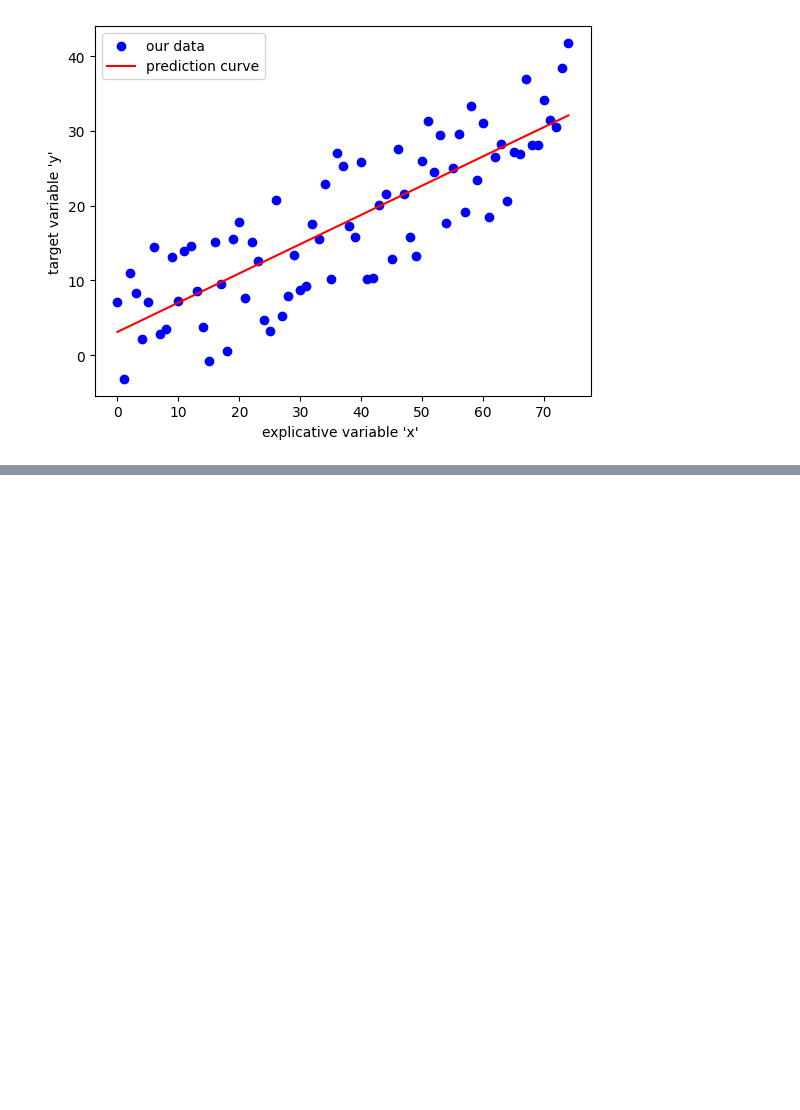
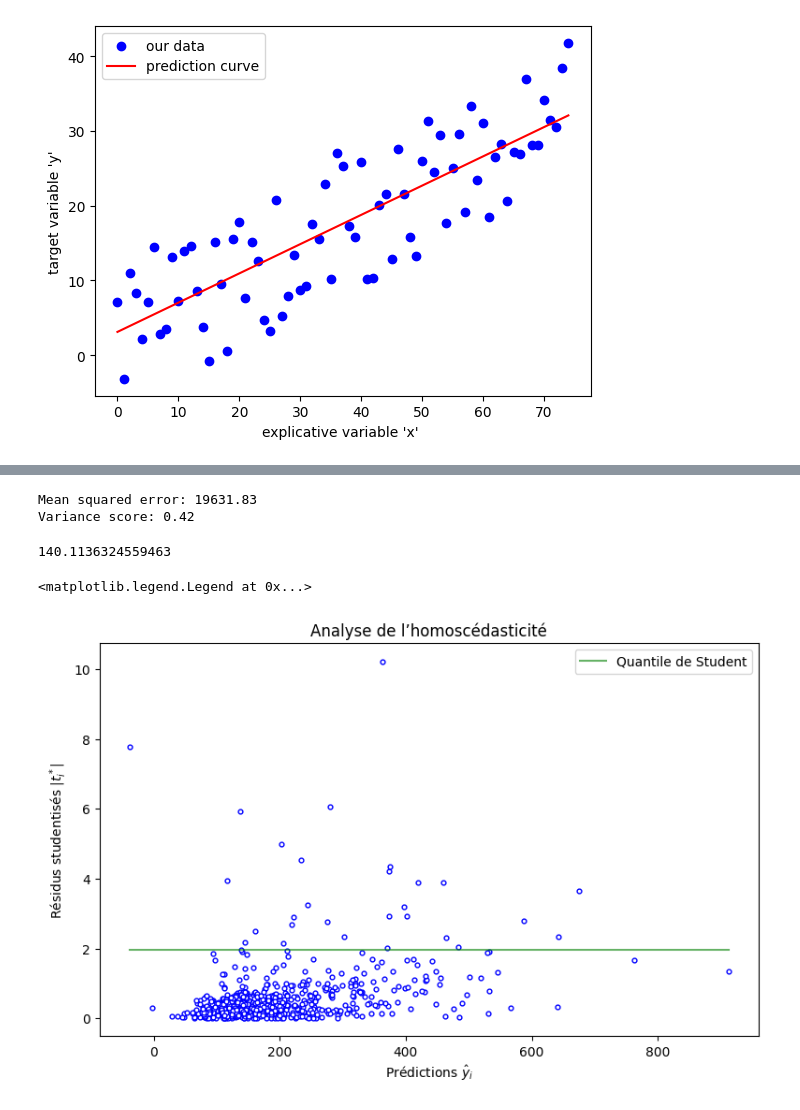
Before and after one commit to kalmuroth/lb-cml, a Jupyter notebook: lb_cml.ipynb, the cells around one changed output, grey strips where cells are left out. Cells and saved outputs as stored; diff of their text form; code cells hidden in the pictures; blank space fills up the shorter version.

```diff
--- a/lb_cml.ipynb
+++ b/lb_cml.ipynb
@@ -60,0 +83,19 @@ plt.savefig("./prediction.png")
+# %%
+#define our input variable X and output variable Y
+X = listings.loc[:, ["listing_id", "person_capacity", "bedrooms", "bathrooms" ]]
+Y = []
+# %%
+#build the price vector
+for i, row in X.iterrows():
+    y = 0
+    ID = int(row["listing_id"])
+    subset = prices[prices["listing_id"] == ID]
+    y = subset["local_price"].mean()
+    Y.append(y)
+
+#convert into numpy array
+Y = np.asarray(Y)
+# %%
+from sklearn.model_selection import train_test_split
+X_train, X_test, y_train, y_test = train_test_split(X, Y, test_size=0.30, random_state=42)
+X_train.shape, y_train.shape, X_test.shape, y_test.shape
@@ -60,0 +104,3 @@ plt.savefig("./prediction.png")
+# %%
+regr = linear_model.LinearRegression()
+regr.fit(X_train.values, y_train)
@@ -60,0 +200,14 @@ plt.savefig("./prediction.png")
+# %%
+#afficher l'erreur des moindres carrées sur l'ensemble d'entrainement ainsi que le R2
+print("Mean squared error: %.2f"
+      % mean_squared_error(y_test, Y_pred))
+# Coefficient de détermination R2
+print('Variance score: %.2f' % r2_score(y_test, Y_pred))
+# %% [output]
+Mean squared error: 19631.83
+Variance score: 0.42
+# %%
+#compute the RMSE for more intuitive results
+np.sqrt(19631.83)
+# %% [output]
+140.1136324559463
@@ -60,0 +216,23 @@ plt.savefig("./prediction.png")
+# %%
+import scipy
+Y_pred = regr.predict(X_train)
+n = X_train.shape[0]
+p = 4
+residuals = np.abs(y_train - Y_pred)
+H = np.matmul(X_train.values, np.linalg.solve(np.dot(X_train.T.values, X_train.values), X_train.T.values))
+std_hat = np.dot(residuals, residuals) / (n - p)
+standart_residuals = np.asarray([residuals[i] / np.sqrt(std_hat * (1 - H[i, i])) for i in range(len(residuals))])
+student_residuals = np.asarray([ standart_residuals[i] * np.sqrt((n - p - 1) / (n - p - standart_residuals[i]**2)) for i in range(n) ])
+cook = np.asarray([ H[i, i] * student_residuals[i] / (X_train.shape[1] * (1 - H[i, i])) for i in range(n) ])
+
+plt.figure(figsize=(20, 12))
+plt.subplot(221)
+plt.scatter(Y_pred, student_residuals, s=12, c="white", edgecolors="blue")
+plt.plot([min(Y_pred), max(Y_pred)], [ scipy.stats.t.ppf(q=0.975, df=n-p-1), scipy.stats.t.ppf(q=0.975, df=n-p-1)], color="green", alpha=0.6, label="Quantile de Student")
+plt.title("Analyse de l’homoscédasticité")
+plt.xlabel("Prédictions $\hat{y}_i$")
+plt.ylabel("Résidus studentisés $|t_i^*|$")
+plt.legend()
+# %% [output]
+<matplotlib.legend.Legend at 0x...>
+[figure, added]
```
Also changed, not shown: parts of 12 cells of this notebook.
